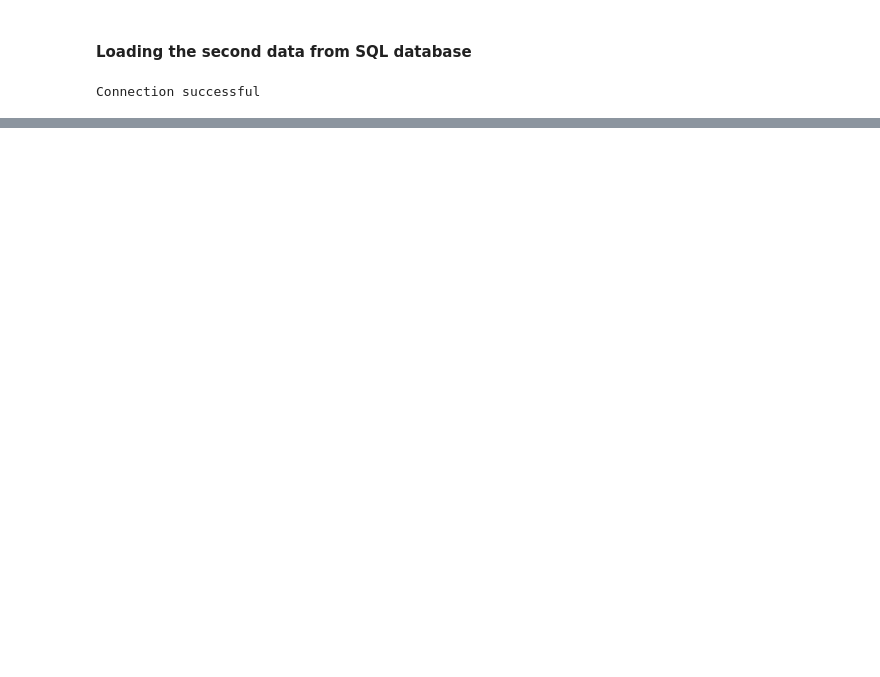
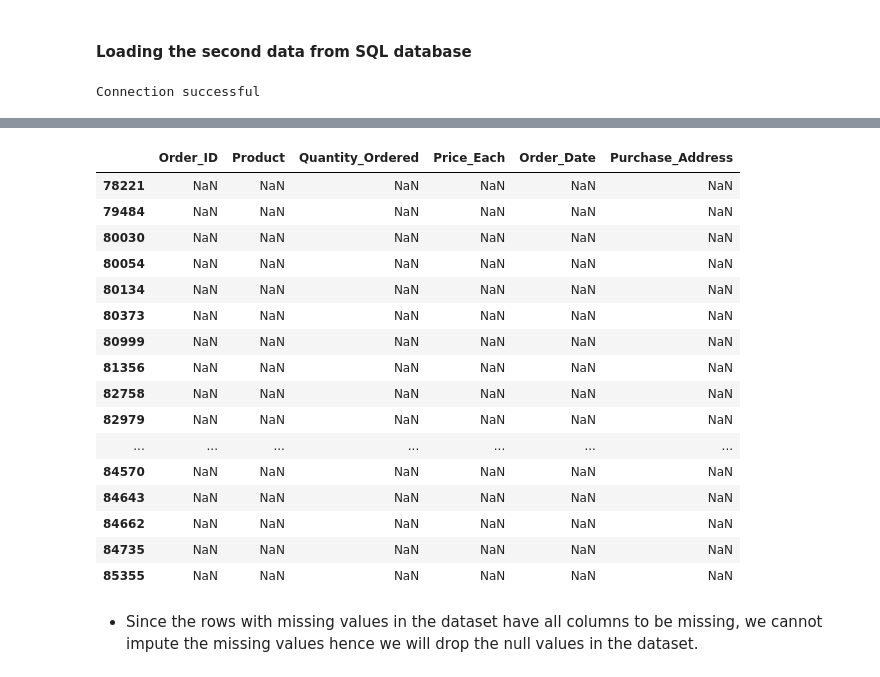
Before and after one commit to Theresah-Essuman/Sales-Data-Analysis-for-2019, a Jupyter notebook: notebook/main.ipynb, the cells around one changed output, grey strips where cells are left out. Cells and saved outputs as stored; diff of their text form; code cells hidden in the pictures; blank space fills up the shorter version.

```diff
--- a/notebook/main.ipynb
+++ b/notebook/main.ipynb
@@ -157,0 +261,23 @@ A comprehensive analysis of the datasets is provided to obtain insight into the
+# %%
+# View the last 20 rows for the missing values
+rows_with_missing_values.tail(20)
+# %% [output]
+|  | Order_ID | Product | Quantity_Ordered | Price_Each | Order_Date | Purchase_Address |
+| 78221 | NaN | NaN | NaN | NaN | NaN | NaN |
+| 79484 | NaN | NaN | NaN | NaN | NaN | NaN |
+| 80030 | NaN | NaN | NaN | NaN | NaN | NaN |
+| 80054 | NaN | NaN | NaN | NaN | NaN | NaN |
+| 80134 | NaN | NaN | NaN | NaN | NaN | NaN |
+| 80373 | NaN | NaN | NaN | NaN | NaN | NaN |
+| 80999 | NaN | NaN | NaN | NaN | NaN | NaN |
+| 81356 | NaN | NaN | NaN | NaN | NaN | NaN |
+| 82758 | NaN | NaN | NaN | NaN | NaN | NaN |
+| 82979 | NaN | NaN | NaN | NaN | NaN | NaN |
+| ... | ... | ... | ... | ... | ... | ... |
+| 84570 | NaN | NaN | NaN | NaN | NaN | NaN |
+| 84643 | NaN | NaN | NaN | NaN | NaN | NaN |
+| 84662 | NaN | NaN | NaN | NaN | NaN | NaN |
+| 84735 | NaN | NaN | NaN | NaN | NaN | NaN |
+| 85355 | NaN | NaN | NaN | NaN | NaN | NaN |
+# %% [markdown]
+- Since the rows with missing values in the dataset have all columns to be missing, we cannot impute the missing values hence we will drop the null values in the dataset.
```
Also changed, not shown: parts of 46 cells of this notebook.
